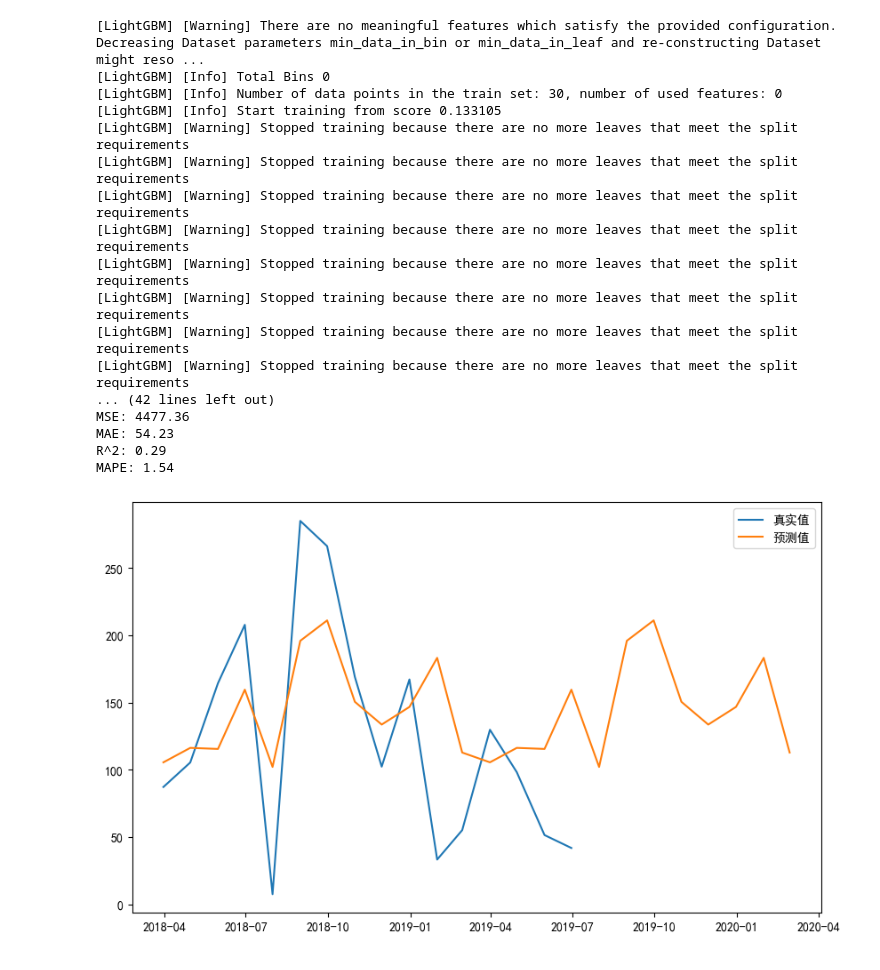
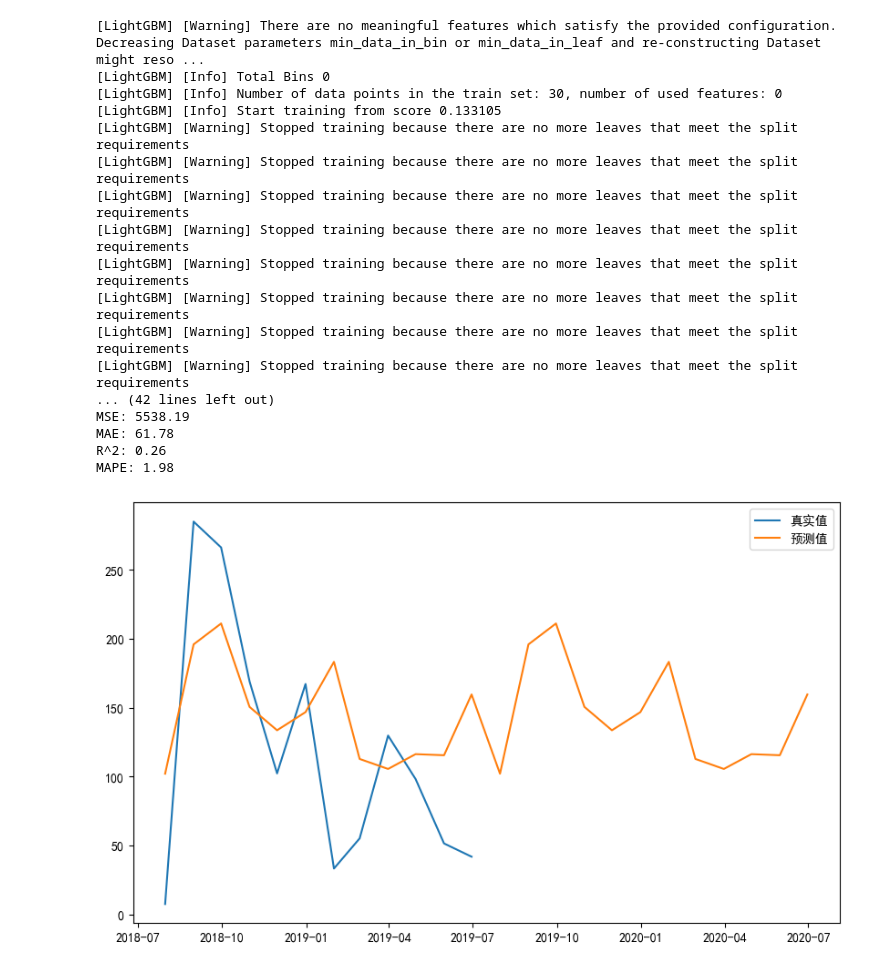
Before and after one commit to hh66911/2024-dingding-A, a Jupyter notebook: lgbmmodel.ipynb, the cells around one changed output. Saved outputs shown, nothing was run; the diff lists cells and outputs as text; code cells hidden in the pictures.

```diff
--- a/lgbmmodel.ipynb
+++ b/lgbmmodel.ipynb
@@ -28,36 +28,36 @@ Name: 销量（箱）, dtype: float64
 X_train, X_test, y_train, y_test = train_test_split(features, targets, test_size=0.2)
 
 # 对于回归任务
 reg = LGBMRegressor(
     objective='mse',
     n_estimators=50,
     learning_rate=.1,
     max_depth=7,
     num_leaves=15,
     subsample=.8,
     colsample_bytree=.8,
     force_row_wise=True,
     boosting_type='gbdt',
 )
 reg.fit(features, targets, eval_set=[(X_test, y_test)], eval_metric='mse')
 
-model_predict.predict_to_future_lgbm(reg, series, scaler, last_months=16)
+model_predict.predict_to_future_lgbm(reg, series, scaler, last_months=12)
 # %% [output]
 [LightGBM] [Warning] There are no meaningful features which satisfy the provided configuration. Decreasing Dataset parameters min_data_in_bin or min_data_in_leaf and re-constructing Dataset might reso ...
 [LightGBM] [Info] Total Bins 0
 [LightGBM] [Info] Number of data points in the train set: 30, number of used features: 0
 [LightGBM] [Info] Start training from score 0.133105
 [LightGBM] [Warning] Stopped training because there are no more leaves that meet the split requirements
 [LightGBM] [Warning] Stopped training because there are no more leaves that meet the split requirements
 [LightGBM] [Warning] Stopped training because there are no more leaves that meet the split requirements
 [LightGBM] [Warning] Stopped training because there are no more leaves that meet the split requirements
 [LightGBM] [Warning] Stopped training because there are no more leaves that meet the split requirements
 [LightGBM] [Warning] Stopped training because there are no more leaves that meet the split requirements
 [LightGBM] [Warning] Stopped training because there are no more leaves that meet the split requirements
 [LightGBM] [Warning] Stopped training because there are no more leaves that meet the split requirements
 ... (42 lines left out)
-MSE: 4477.36
-MAE: 54.23
-R^2: 0.29
-MAPE: 1.54
+MSE: 5538.19
+MAE: 61.78
+R^2: 0.26
+MAPE: 1.98
-[figure, old version]
+[figure, new version]
```
Also changed, not shown: parts of 1 cell of this notebook, 8 other files.
